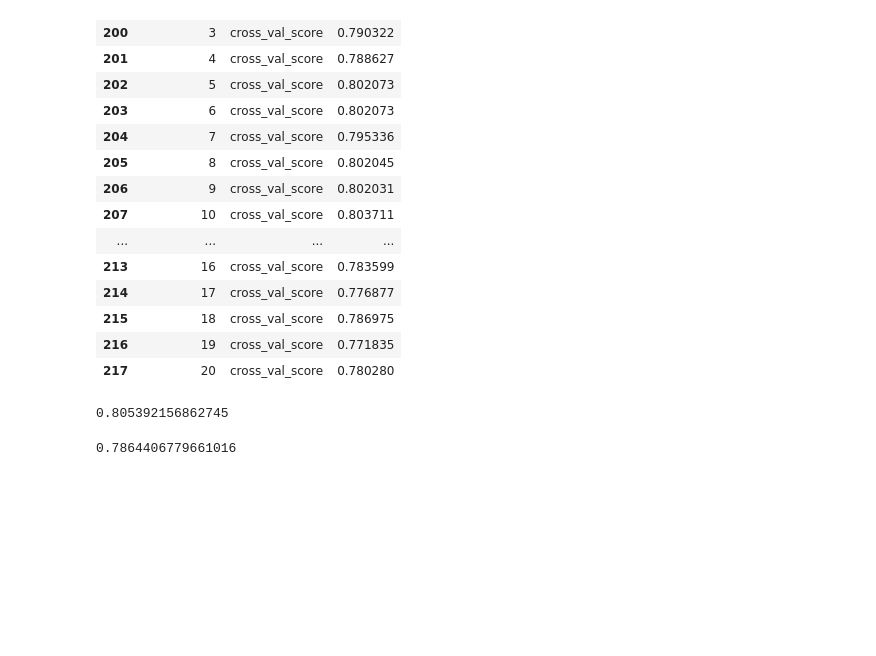
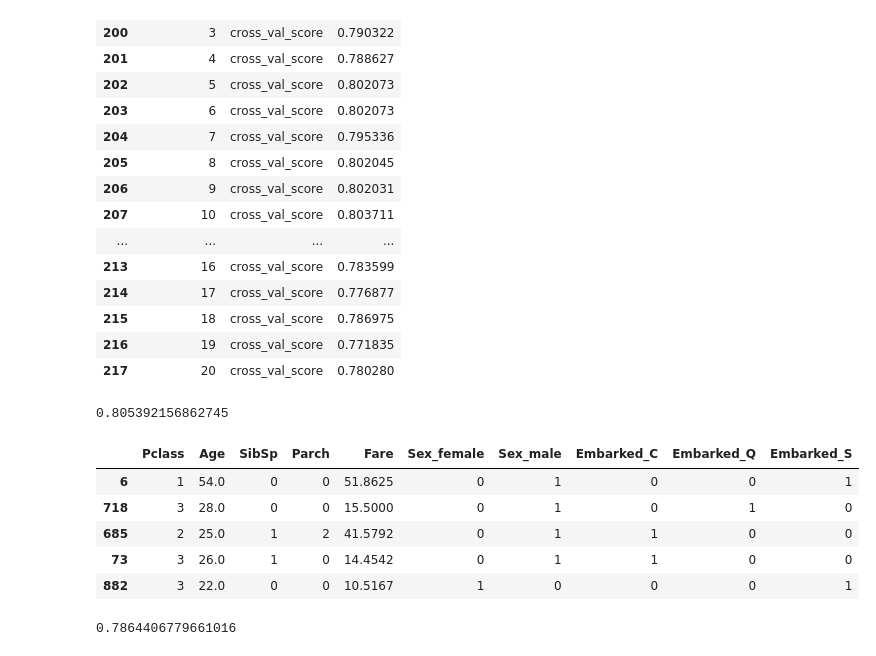
Before and after one commit to vasiljev-sr/MyJupyterNotebook, a Jupyter notebook: Stepik/Step 2/ Titanic Machine Learning from Disaster.ipynb, the cells around one changed output. Cells and saved outputs as stored; diff of their text form; code cells hidden in the pictures; blank space fills up the shorter version.

```diff
--- a/Stepik/Step 2/ Titanic Machine Learning from Disaster.ipynb
+++ b/Stepik/Step 2/ Titanic Machine Learning from Disaster.ipynb
@@ -175,6 +175,15 @@ clf = tree.DecisionTreeClassifier(criterion='entropy', max_depth=10)
 cross_val_score(clf,X_train,y_train, cv=5).mean()
 # %% [output]
 0.805392156862745
+# %%
+X_train.head()
+# %% [output]
+|  | Pclass | Age | SibSp | Parch | Fare | Sex_female | Sex_male | Embarked_C | Embarked_Q | Embarked_S |
+| 6 | 1 | 54.0 | 0 | 0 | 51.8625 | 0 | 1 | 0 | 0 | 1 |
+| 718 | 3 | 28.0 | 0 | 0 | 15.5000 | 0 | 1 | 0 | 1 | 0 |
+| 685 | 2 | 25.0 | 1 | 2 | 41.5792 | 0 | 1 | 1 | 0 | 0 |
+| 73 | 3 | 26.0 | 1 | 0 | 14.4542 | 0 | 1 | 1 | 0 | 0 |
+| 882 | 3 | 22.0 | 0 | 0 | 10.5167 | 1 | 0 | 0 | 0 | 1 |
 # %%
 cross_val_score(clf,X_test,y_test, cv=5).mean()
 # %% [output]
```
Also changed, not shown: parts of 10 cells of this notebook, 3 other files.
